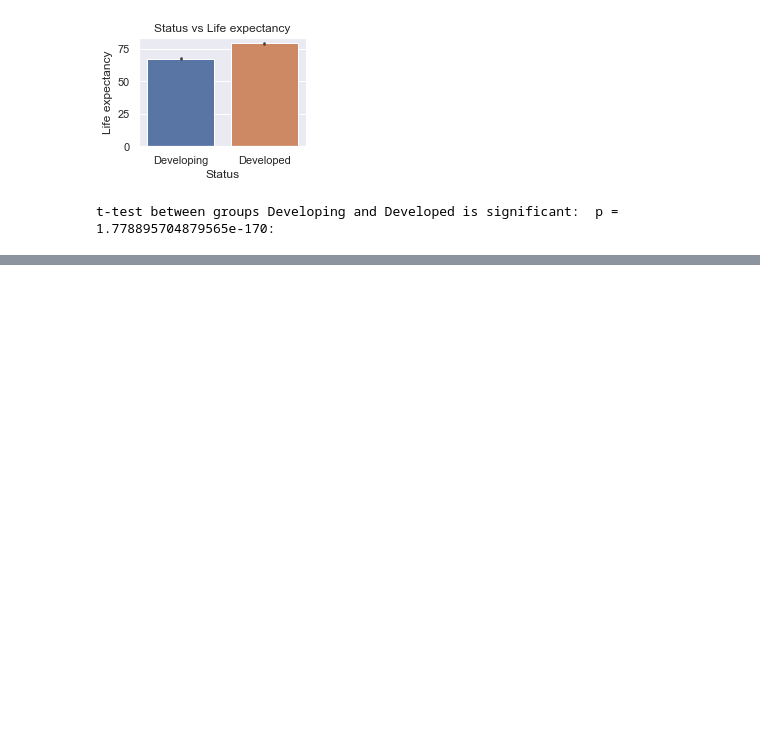
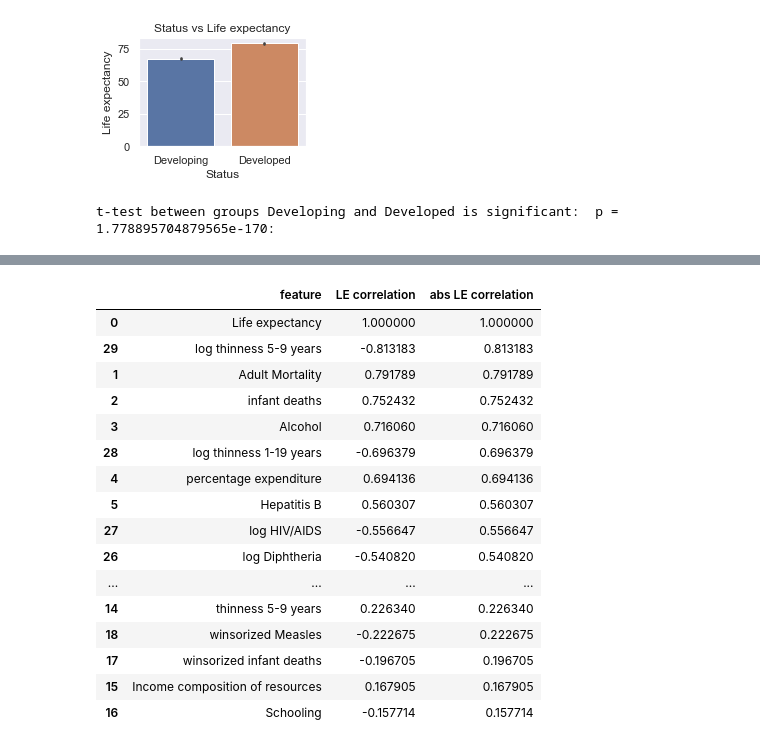
Before and after one commit to daddyprasad5/thinkful, a Jupyter notebook: Model_Preparation_Challenge.ipynb, the cells around one changed output, grey strips where cells are left out. Cells and saved outputs as stored; diff of their text form; code cells hidden in the pictures; blank space fills up the shorter version.

```diff
--- a/Model_Preparation_Challenge.ipynb
+++ b/Model_Preparation_Challenge.ipynb
@@ -556,0 +552,32 @@ cont_to_cont(col_list, le, "all the scatters")
+# %%
+corrs.reverse()
+
+abs_corrs = [abs(x) for x in corrs]
+
+col_le_corrs = pd.DataFrame(
+    {'feature': col_list,
+     'LE correlation': corrs,
+     'abs LE correlation': abs_corrs
+    })
+
+col_le_corrs.sort_values(by="abs LE correlation", inplace=True, ascending=False)
+
+col_le_corrs
+# %% [output]
+|  | feature | LE correlation | abs LE correlation |
+| 0 | Life expectancy | 1.000000 | 1.000000 |
+| 29 | log thinness 5-9 years | -0.813183 | 0.813183 |
+| 1 | Adult Mortality | 0.791789 | 0.791789 |
+| 2 | infant deaths | 0.752432 | 0.752432 |
+| 3 | Alcohol | 0.716060 | 0.716060 |
+| 28 | log thinness 1-19 years | -0.696379 | 0.696379 |
+| 4 | percentage expenditure | 0.694136 | 0.694136 |
+| 5 | Hepatitis B | 0.560307 | 0.560307 |
+| 27 | log HIV/AIDS | -0.556647 | 0.556647 |
+| 26 | log Diphtheria | -0.540820 | 0.540820 |
+| ... | ... | ... | ... |
+| 14 | thinness 5-9 years | 0.226340 | 0.226340 |
+| 18 | winsorized Measles | -0.222675 | 0.222675 |
+| 17 | winsorized infant deaths | -0.196705 | 0.196705 |
+| 15 | Income composition of resources | 0.167905 | 0.167905 |
+| 16 | Schooling | -0.157714 | 0.157714 |
```
Also changed, not shown: parts of 1 cell of this notebook.
